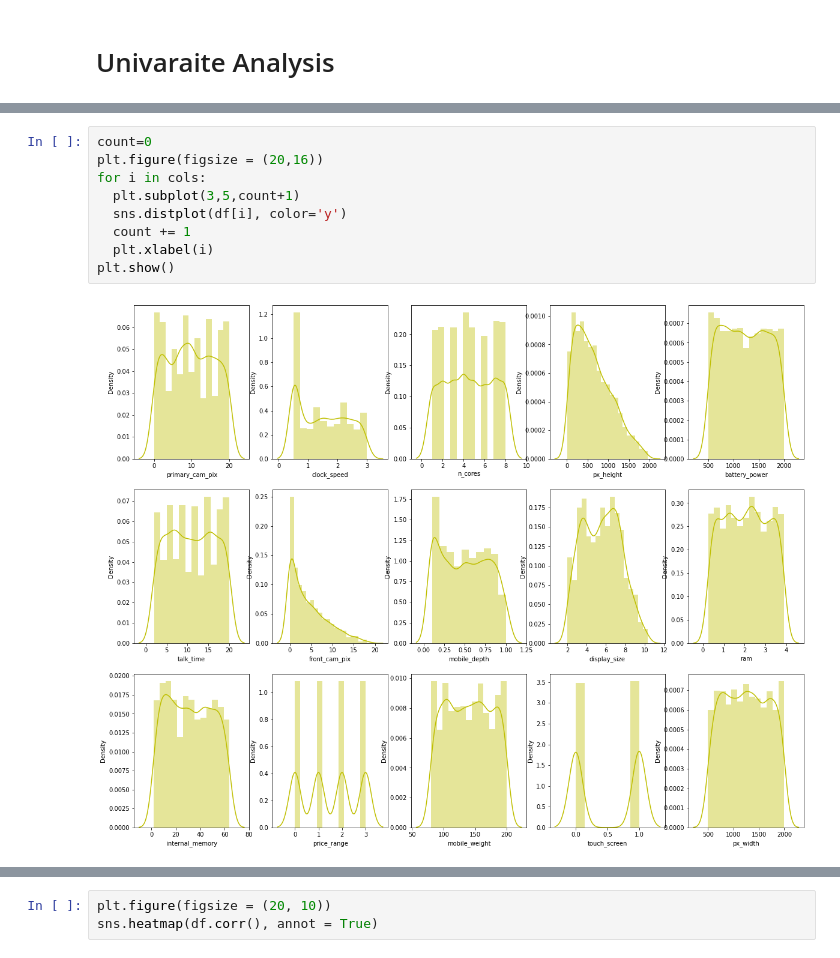
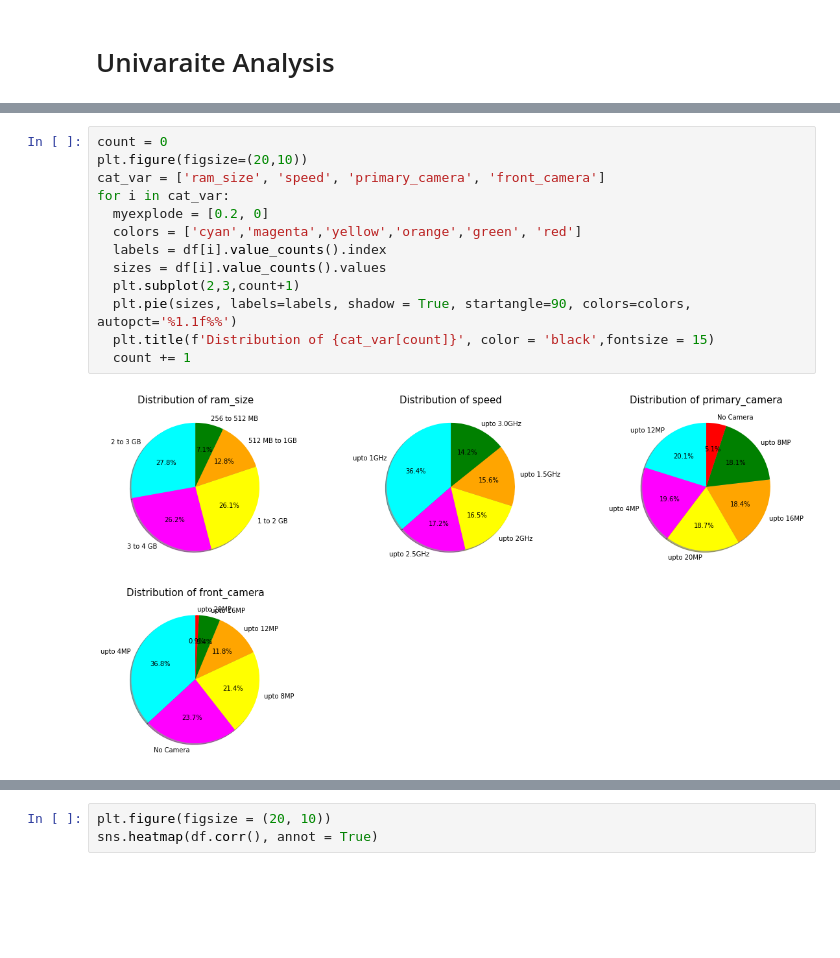
Before and after one commit to Ajay0110/Mobile-Price-Range-Prediction, a Jupyter notebook: Mobile_Price_Range_Prediction.ipynb, the cells around one changed output, grey strips where cells are left out. Cells and saved outputs as stored; diff of their text form; blank space fills up the shorter version.

```diff
--- a/Mobile_Price_Range_Prediction.ipynb
+++ b/Mobile_Price_Range_Prediction.ipynb
@@ -359,13 +439,17 @@ cols
  'talk_time',
  'touch_screen'}
-# %%
-count=0
-plt.figure(figsize = (20,16))
-for i in cols:
-  plt.subplot(3,5,count+1)
-  sns.distplot(df[i], color='y')
-  count += 1
-  plt.xlabel(i)
-plt.show()
-# %% [output]
-[figure, removed]
+# %%
+count = 0
+plt.figure(figsize=(20,10))
+cat_var = ['ram_size', 'speed', 'primary_camera', 'front_camera']
+for i in cat_var:
+  myexplode = [0.2, 0]
+  colors = ['cyan','magenta','yellow','orange','green',	'red']
+  labels = df[i].value_counts().index
+  sizes = df[i].value_counts().values
+  plt.subplot(2,3,count+1)
+  plt.pie(sizes, labels=labels, shadow = True, startangle=90, colors=colors, autopct='%1.1f%%')
+  plt.title(f'Distribution of {cat_var[count]}', color = 'black',fontsize = 15)
+  count += 1
+# %% [output]
+[figure, added]
```
Also changed, not shown: parts of 45 cells of this notebook.
